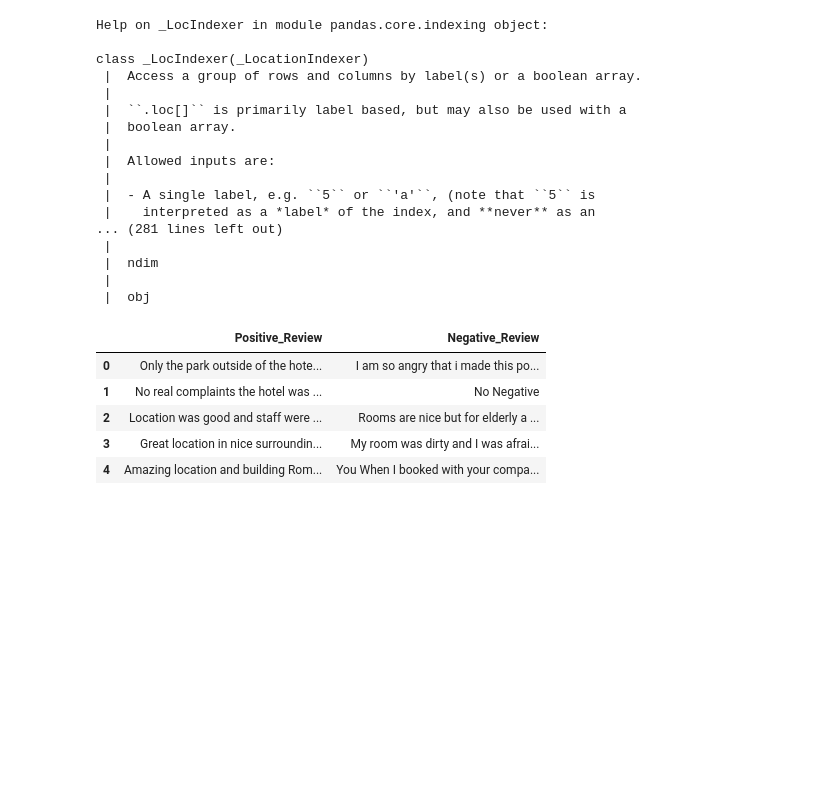
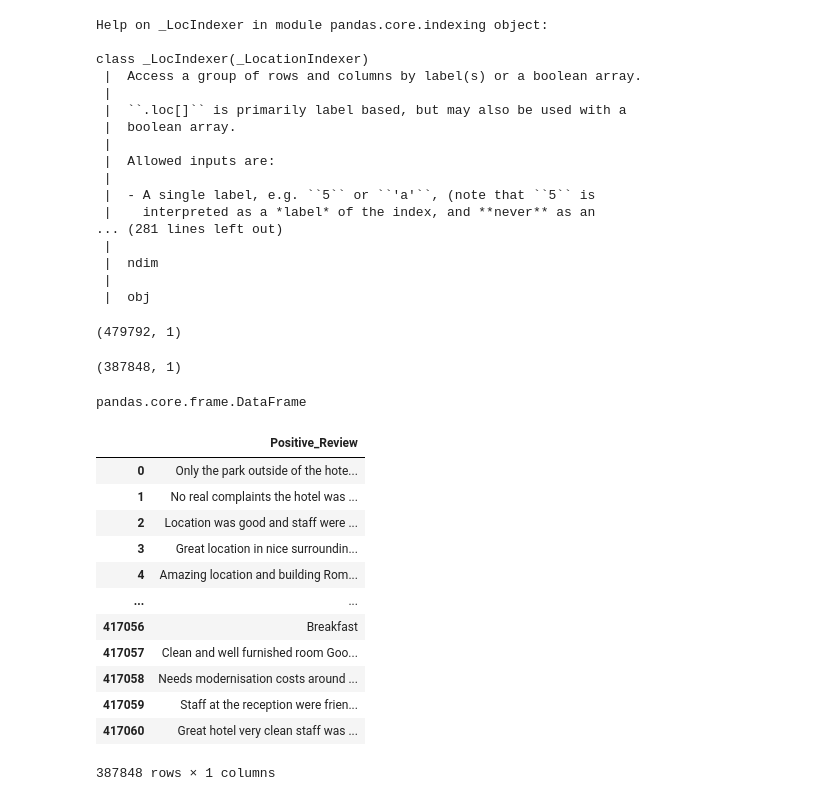
Before and after one commit to priyanshunayan/hotel-review-sentiment-analysis, a Jupyter notebook: Untitled.ipynb, the cells around one changed output. Cells and saved outputs as stored; diff of their text form; code cells hidden in the pictures; blank space fills up the shorter version.

```diff
--- a/Untitled.ipynb
+++ b/Untitled.ipynb
@@ -46,12 +46,5 @@ class _LocIndexer(_LocationIndexer)
  |
  |  obj
 # %%
-selected_review = hotel_review.loc[:,['Positive_Review', 'Negative_Review']]
-selected_review.head()
+positive_review = hotel_review.loc[:,['Positive_Review']]
+negative_review = hotel_review.loc[:,['Negative_Review']]
-# %% [output]
-|  | Positive_Review | Negative_Review |
-| 0 | Only the park outside of the hote... | I am so angry that i made this po... |
-| 1 | No real complaints the hotel was ... | No Negative |
-| 2 | Location was good and staff were ... | Rooms are nice but for elderly a ... |
-| 3 | Great location in nice surroundin... | My room was dirty and I was afrai... |
-| 4 | Amazing location and building Rom... | You When I booked with your compa... |
@@ -57,0 +53,11 @@ selected_review.head()
+# %%
+options = ['No Positive', 'No Negative']
+selected_positive_review = positive_review.loc[~(positive_review['Positive_Review'] == "No Positive"), :]
+selected_negative_review = negative_review.loc[~(negative_review['Negative_Review'] == "No Negative"), :]
+selected_positive_review.shape
+# %% [output]
+(479792, 1)
+# %%
+selected_negative_review.shape
+# %% [output]
+(387848, 1)
@@ -57,0 +66,20 @@ selected_review.head()
+# %%
+type(selected_negative_review)
+# %% [output]
+pandas.core.frame.DataFrame
+# %%
+selected_positive_review
+# %% [output]
+|  | Positive_Review |
+| 0 | Only the park outside of the hote... |
+| 1 | No real complaints the hotel was ... |
+| 2 | Location was good and staff were ... |
+| 3 | Great location in nice surroundin... |
+| 4 | Amazing location and building Rom... |
+| ... | ... |
+| 417056 | Breakfast |
+| 417057 | Clean and well furnished room Goo... |
+| 417058 | Needs modernisation costs around ... |
+| 417059 | Staff at the reception were frien... |
+| 417060 | Great hotel very clean staff was ... |
+387848 rows × 1 columns
```
Also changed, not shown: parts of 5 cells of this notebook, 1 other file.
